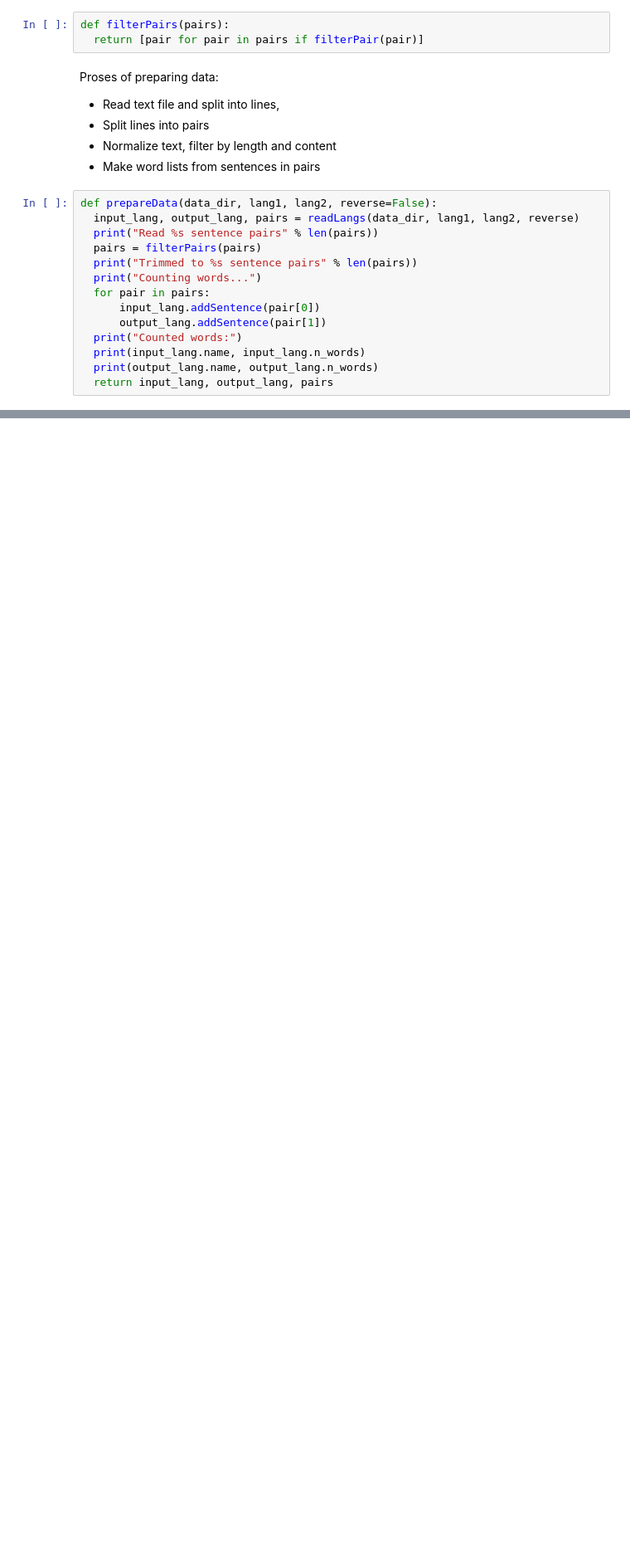
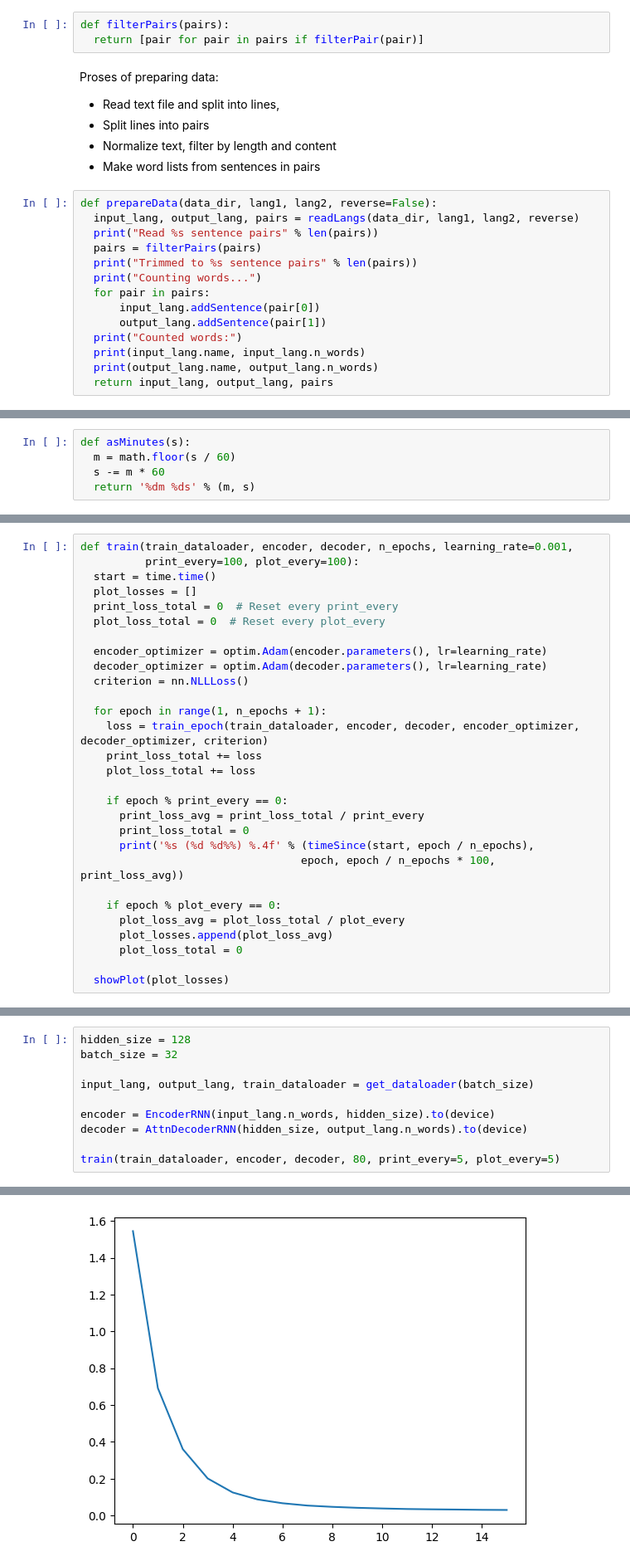
Before and after one commit to n-patricia/comp6940, a Jupyter notebook: sess9/seq2seq.ipynb, the cells around one changed output, grey strips where cells are left out. Shown: that part at 83% size. Drawn from its saved outputs; the diff is of its cells as text; blank space fills up the shorter version.

```diff
--- a/sess9/seq2seq.ipynb
+++ b/sess9/seq2seq.ipynb
@@ -169,0 +386,5 @@ eng 2991
+# %%
+def asMinutes(s):
+  m = math.floor(s / 60)
+  s -= m * 60
+  return '%dm %ds' % (m, s)
@@ -169,0 +406,29 @@ eng 2991
+# %%
+def train(train_dataloader, encoder, decoder, n_epochs, learning_rate=0.001,
+          print_every=100, plot_every=100):
+  start = time.time()
+  plot_losses = []
+  print_loss_total = 0  # Reset every print_every
+  plot_loss_total = 0  # Reset every plot_every
+
+  encoder_optimizer = optim.Adam(encoder.parameters(), lr=learning_rate)
+  decoder_optimizer = optim.Adam(decoder.parameters(), lr=learning_rate)
+  criterion = nn.NLLLoss()
+
+  for epoch in range(1, n_epochs + 1):
+    loss = train_epoch(train_dataloader, encoder, decoder, encoder_optimizer, decoder_optimizer, criterion)
+    print_loss_total += loss
+    plot_loss_total += loss
+
+    if epoch % print_every == 0:
+      print_loss_avg = print_loss_total / print_every
+      print_loss_total = 0
+      print('%s (%d %d%%) %.4f' % (timeSince(start, epoch / n_epochs),
+                                  epoch, epoch / n_epochs * 100, print_loss_avg))
+
+    if epoch % plot_every == 0:
+      plot_loss_avg = plot_loss_total / plot_every
+      plot_losses.append(plot_loss_avg)
+      plot_loss_total = 0
+
+  showPlot(plot_losses)
@@ -169,0 +463,11 @@ eng 2991
+# %%
+hidden_size = 128
+batch_size = 32
+
+input_lang, output_lang, train_dataloader = get_dataloader(batch_size)
+
+encoder = EncoderRNN(input_lang.n_words, hidden_size).to(device)
+decoder = AttnDecoderRNN(hidden_size, output_lang.n_words).to(device)
+
+train(train_dataloader, encoder, decoder, 80, print_every=5, plot_every=5)
+# %% [output]
@@ -169,0 +492 @@ eng 2991
+[figure, added]
```
Also changed, not shown: parts of 30 cells of this notebook.
